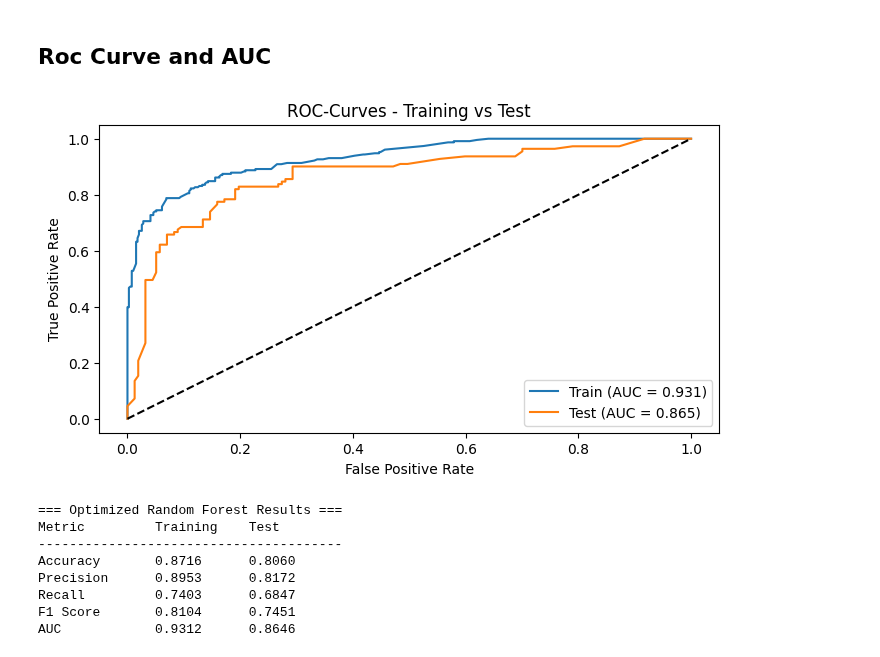
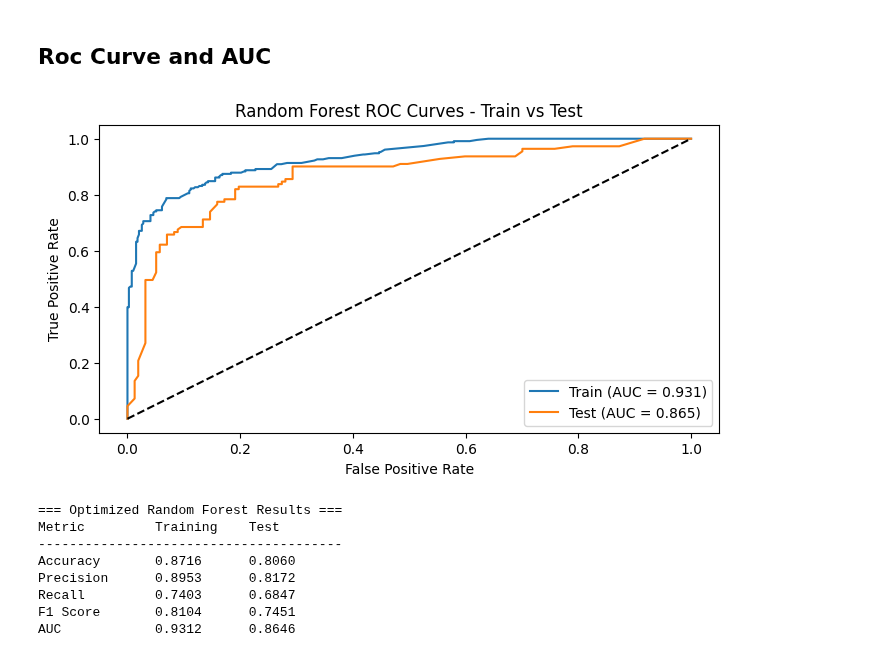
Before and after one commit to tshihab07/Titanic-Life-Prediction, a Jupyter notebook: advancedModeling.ipynb, the cells around one changed output. Cells and saved outputs as stored; diff of their text form; code cells hidden in the pictures.

```diff
--- a/advancedModeling.ipynb
+++ b/advancedModeling.ipynb
@@ -300,21 +300,21 @@ rf_test_auc = auc(rf_test_fpr, rf_test_tpr)
 # %%
 # figure size
 plt.figure(figsize=(8, 4))
 
 # ploting the curve
 plt.plot(rf_train_fpr, rf_train_tpr, label=f'Train (AUC = {rf_train_auc:.3f})')
 plt.plot(rf_test_fpr, rf_test_tpr, label=f'Test (AUC = {rf_test_auc:.3f})')
 plt.plot([0, 1], [0, 1], 'k--')
 
 # set labels
 plt.xlabel('False Positive Rate')
 plt.ylabel('True Positive Rate')
-plt.title('ROC-Curves - Training vs Test')
+plt.title('Random Forest ROC Curves - Train vs Test')
 plt.legend()
 
 plt.show()
 # %% [output]
-[figure, old version]
+[figure, new version]
 # %%
 # summary of the metrics
 print(f"=== Optimized Random Forest Results ===")
```
Also changed, not shown: parts of 5 cells of this notebook.
